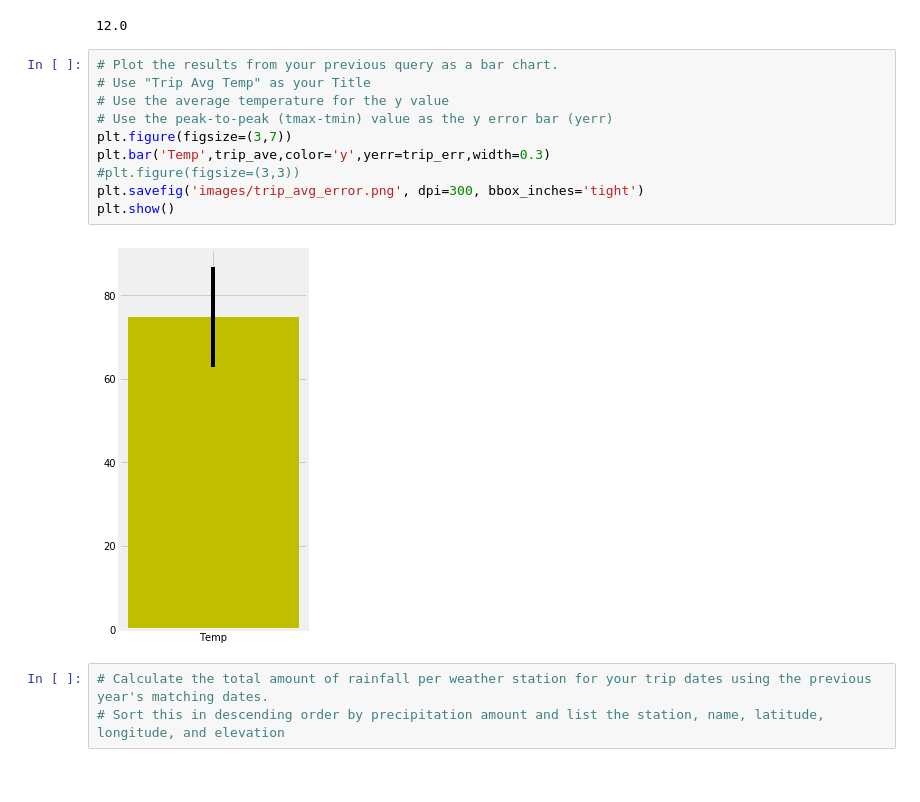
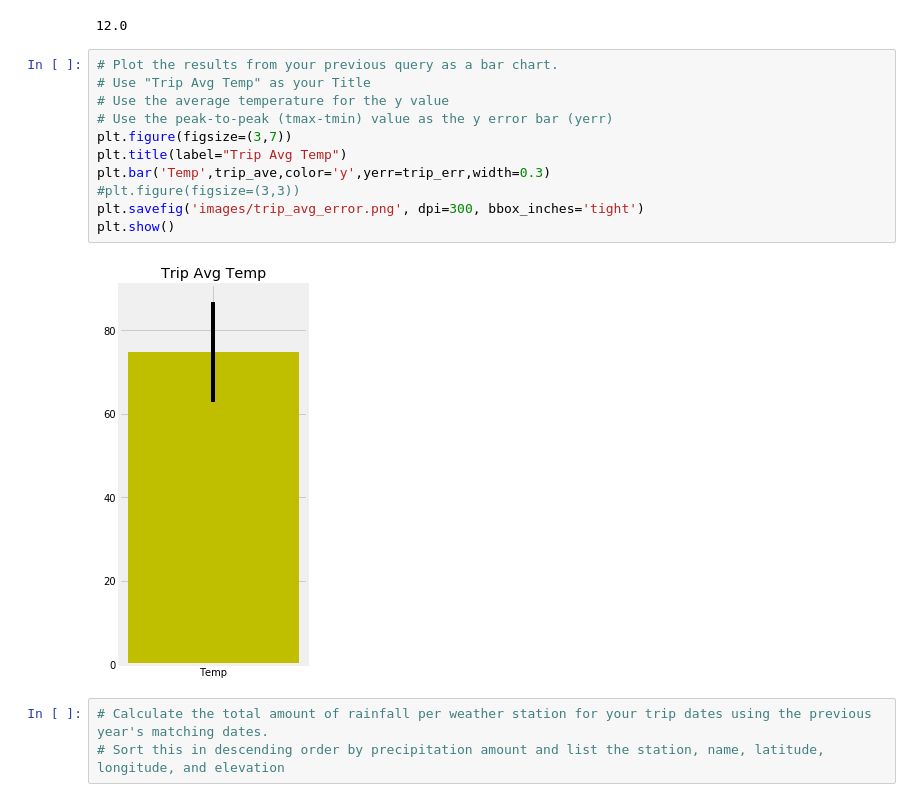
Before and after one commit to rockhound03/sqlalchemy-challenge, a Jupyter notebook: climate_starter.ipynb, the cells around one changed output. Saved outputs shown, nothing was run; the diff lists cells and outputs as text.

```diff
--- a/climate_starter.ipynb
+++ b/climate_starter.ipynb
@@ -349,15 +348,16 @@ trip_err
 # %%
 # Plot the results from your previous query as a bar chart.
 # Use "Trip Avg Temp" as your Title
 # Use the average temperature for the y value
 # Use the peak-to-peak (tmax-tmin) value as the y error bar (yerr)
 plt.figure(figsize=(3,7))
+plt.title(label="Trip Avg Temp")
 plt.bar('Temp',trip_ave,color='y',yerr=trip_err,width=0.3)
 #plt.figure(figsize=(3,3))
 plt.savefig('images/trip_avg_error.png', dpi=300, bbox_inches='tight')
 plt.show()
 # %% [output]
-[figure, old version]
+[figure, new version]
 # %%
 # Calculate the total amount of rainfall per weather station for your trip dates using the previous year's matching dates.
 # Sort this in descending order by precipitation amount and list the station, name, latitude, longitude, and elevation
```
Also changed, not shown: parts of 3 cells of this notebook.
